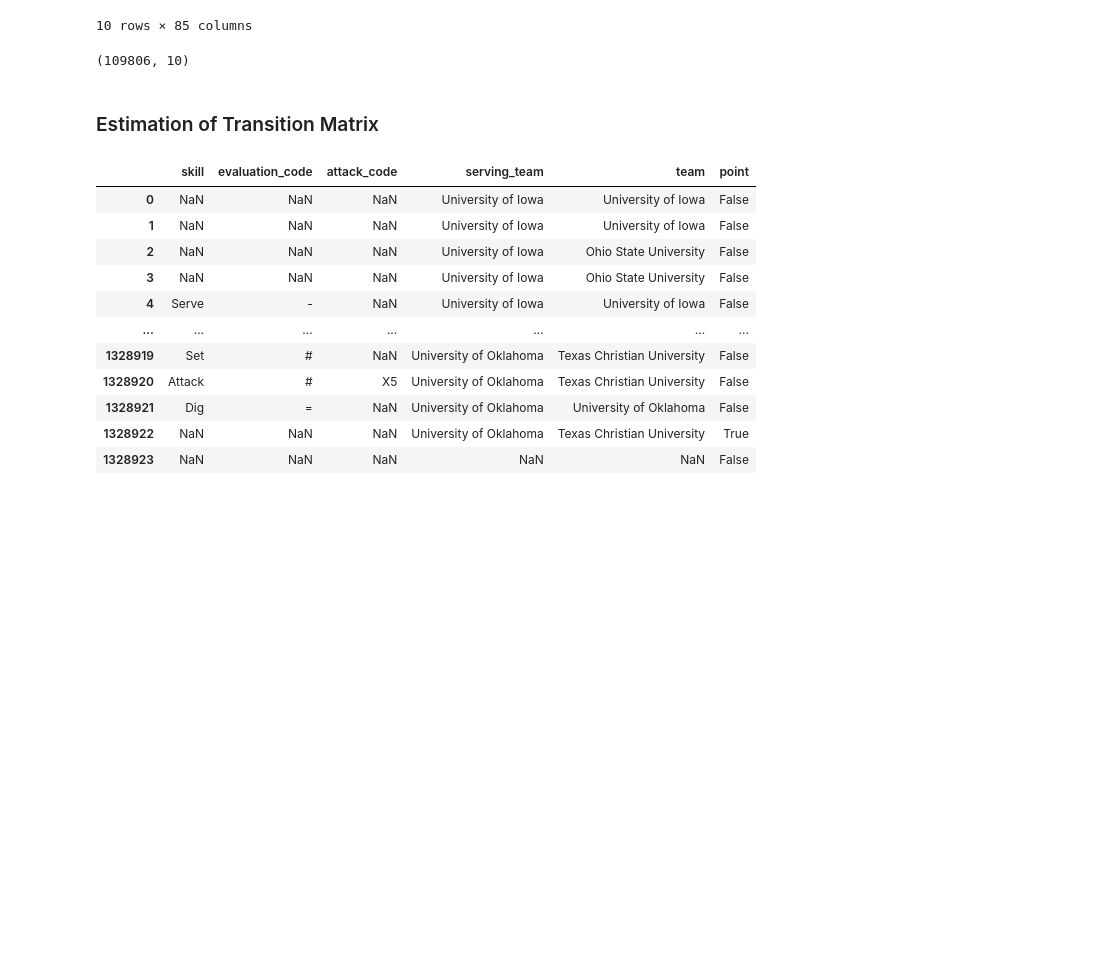
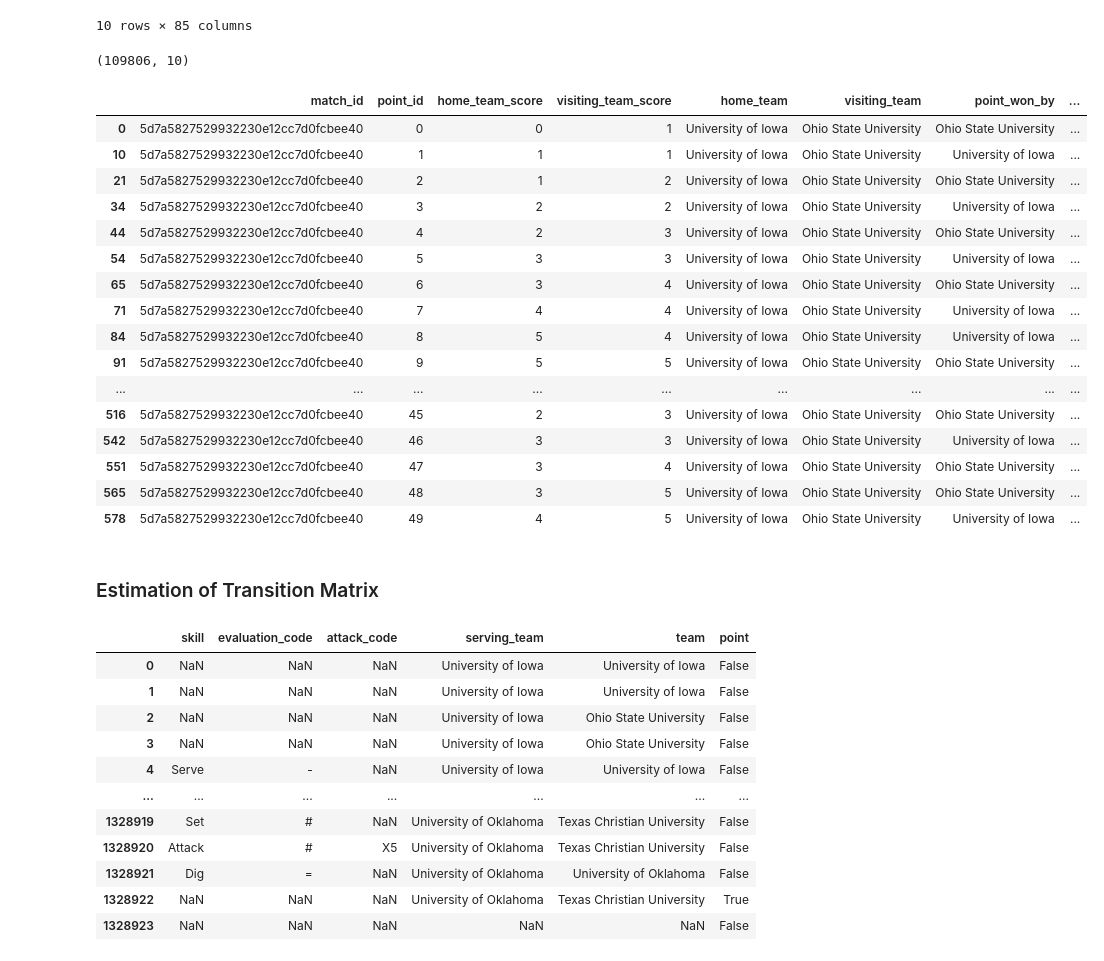
Before and after one commit to AndyZ-CYC/Volleyball_Project, a Jupyter notebook: Data_Exploration.ipynb, the cells around one changed output. Drawn from its saved outputs; the diff is of its cells as text; code cells hidden in the pictures; blank space fills up the shorter version.

```diff
--- a/Data_Exploration.ipynb
+++ b/Data_Exploration.ipynb
@@ -103,6 +108,26 @@ temp_df.shape
 match_point_info_df = temp_df.dropna()
 # %%
 match_point_info_df.to_csv('./data/match_point_info_data.csv', index=False)
+# %%
+match_point_info_df.head(50)
+# %% [output]
+|  | match_id | point_id | home_team_score | visiting_team_score | home_team | visiting_team | point_won_by | ... |
+| 0 | 5d7a5827529932230e12cc7d0fcbee40 | 0 | 0 | 1 | University of Iowa | Ohio State University | Ohio State University | ... |
+| 10 | 5d7a5827529932230e12cc7d0fcbee40 | 1 | 1 | 1 | University of Iowa | Ohio State University | University of Iowa | ... |
+| 21 | 5d7a5827529932230e12cc7d0fcbee40 | 2 | 1 | 2 | University of Iowa | Ohio State University | Ohio State University | ... |
+| 34 | 5d7a5827529932230e12cc7d0fcbee40 | 3 | 2 | 2 | University of Iowa | Ohio State University | University of Iowa | ... |
+| 44 | 5d7a5827529932230e12cc7d0fcbee40 | 4 | 2 | 3 | University of Iowa | Ohio State University | Ohio State University | ... |
+| 54 | 5d7a5827529932230e12cc7d0fcbee40 | 5 | 3 | 3 | University of Iowa | Ohio State University | University of Iowa | ... |
+| 65 | 5d7a5827529932230e12cc7d0fcbee40 | 6 | 3 | 4 | University of Iowa | Ohio State University | Ohio State University | ... |
+| 71 | 5d7a5827529932230e12cc7d0fcbee40 | 7 | 4 | 4 | University of Iowa | Ohio State University | University of Iowa | ... |
+| 84 | 5d7a5827529932230e12cc7d0fcbee40 | 8 | 5 | 4 | University of Iowa | Ohio State University | University of Iowa | ... |
+| 91 | 5d7a5827529932230e12cc7d0fcbee40 | 9 | 5 | 5 | University of Iowa | Ohio State University | Ohio State University | ... |
+| ... | ... | ... | ... | ... | ... | ... | ... | ... |
+| 516 | 5d7a5827529932230e12cc7d0fcbee40 | 45 | 2 | 3 | University of Iowa | Ohio State University | Ohio State University | ... |
+| 542 | 5d7a5827529932230e12cc7d0fcbee40 | 46 | 3 | 3 | University of Iowa | Ohio State University | University of Iowa | ... |
+| 551 | 5d7a5827529932230e12cc7d0fcbee40 | 47 | 3 | 4 | University of Iowa | Ohio State University | Ohio State University | ... |
+| 565 | 5d7a5827529932230e12cc7d0fcbee40 | 48 | 3 | 5 | University of Iowa | Ohio State University | Ohio State University | ... |
+| 578 | 5d7a5827529932230e12cc7d0fcbee40 | 49 | 4 | 5 | University of Iowa | Ohio State University | University of Iowa | ... |
 # %% [markdown]
 ### Estimation of Transition Matrix
 # %%
```
Also changed, not shown: parts of 20 cells of this notebook, 10 other files.
